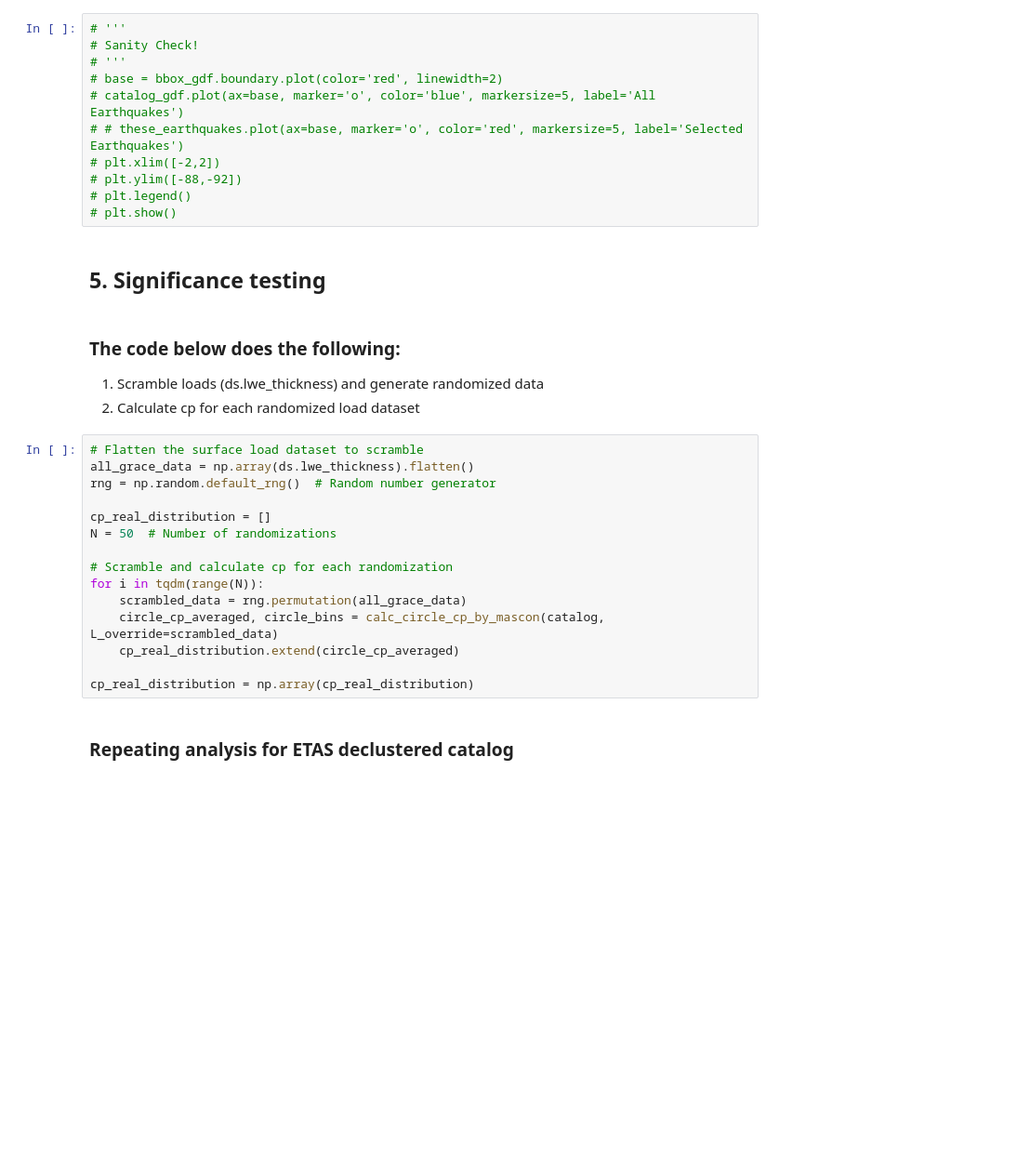
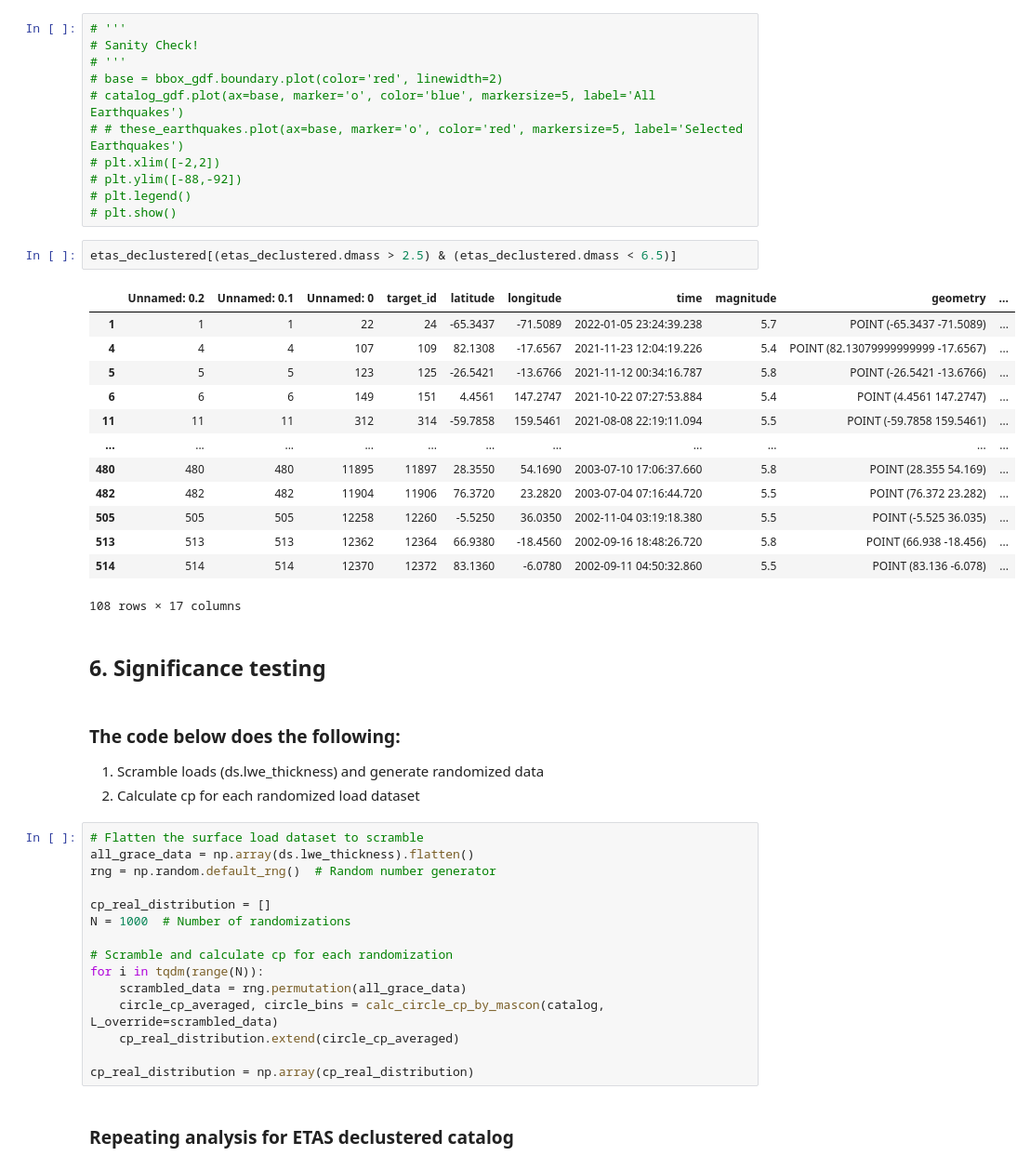
Before and after one commit to amandasyamsul/SLIQ, a Jupyter notebook: SLIQ-by-JPL-mascon.ipynb, the cells around one changed output. Shown at 93% size. Drawn from its saved outputs; the diff is of its cells as text; blank space fills up the shorter version.

```diff
--- a/SLIQ-by-JPL-mascon.ipynb
+++ b/SLIQ-by-JPL-mascon.ipynb
@@ -157,8 +171,24 @@ circle_cp_averaged, circle_bins = calc_circle_cp_by_mascon(catalog, L_override=N
 # plt.ylim([-88,-92])
 # plt.legend()
 # plt.show()
+# %%
+etas_declustered[(etas_declustered.dmass > 2.5) & (etas_declustered.dmass < 6.5)]
+# %% [output]
+|  | Unnamed: 0.2 | Unnamed: 0.1 | Unnamed: 0 | target_id | latitude | longitude | time | magnitude | geometry | ... |
+| 1 | 1 | 1 | 22 | 24 | -65.3437 | -71.5089 | 2022-01-05 23:24:39.238 | 5.7 | POINT (-65.3437 -71.5089) | ... |
+| 4 | 4 | 4 | 107 | 109 | 82.1308 | -17.6567 | 2021-11-23 12:04:19.226 | 5.4 | POINT (82.13079999999999 -17.6567) | ... |
+| 5 | 5 | 5 | 123 | 125 | -26.5421 | -13.6766 | 2021-11-12 00:34:16.787 | 5.8 | POINT (-26.5421 -13.6766) | ... |
+| 6 | 6 | 6 | 149 | 151 | 4.4561 | 147.2747 | 2021-10-22 07:27:53.884 | 5.4 | POINT (4.4561 147.2747) | ... |
+| 11 | 11 | 11 | 312 | 314 | -59.7858 | 159.5461 | 2021-08-08 22:19:11.094 | 5.5 | POINT (-59.7858 159.5461) | ... |
+| ... | ... | ... | ... | ... | ... | ... | ... | ... | ... | ... |
+| 480 | 480 | 480 | 11895 | 11897 | 28.3550 | 54.1690 | 2003-07-10 17:06:37.660 | 5.8 | POINT (28.355 54.169) | ... |
+| 482 | 482 | 482 | 11904 | 11906 | 76.3720 | 23.2820 | 2003-07-04 07:16:44.720 | 5.5 | POINT (76.372 23.282) | ... |
+| 505 | 505 | 505 | 12258 | 12260 | -5.5250 | 36.0350 | 2002-11-04 03:19:18.380 | 5.5 | POINT (-5.525 36.035) | ... |
+| 513 | 513 | 513 | 12362 | 12364 | 66.9380 | -18.4560 | 2002-09-16 18:48:26.720 | 5.8 | POINT (66.938 -18.456) | ... |
+| 514 | 514 | 514 | 12370 | 12372 | 83.1360 | -6.0780 | 2002-09-11 04:50:32.860 | 5.5 | POINT (83.136 -6.078) | ... |
+108 rows × 17 columns
 # %% [markdown]
-## 5. Significance testing
+## 6. Significance testing
 # %% [markdown]
 ### The code below does the following:
 1. Scramble loads (ds.lwe_thickness) and generate randomized data
@@ -169,7 +199,7 @@ all_grace_data = np.array(ds.lwe_thickness).flatten()
 rng = np.random.default_rng()  # Random number generator
 
 cp_real_distribution = []
-N = 50  # Number of randomizations
+N = 1000  # Number of randomizations
 
 # Scramble and calculate cp for each randomization
 for i in tqdm(range(N)):
```
Also changed, not shown: parts of 13 cells of this notebook.
